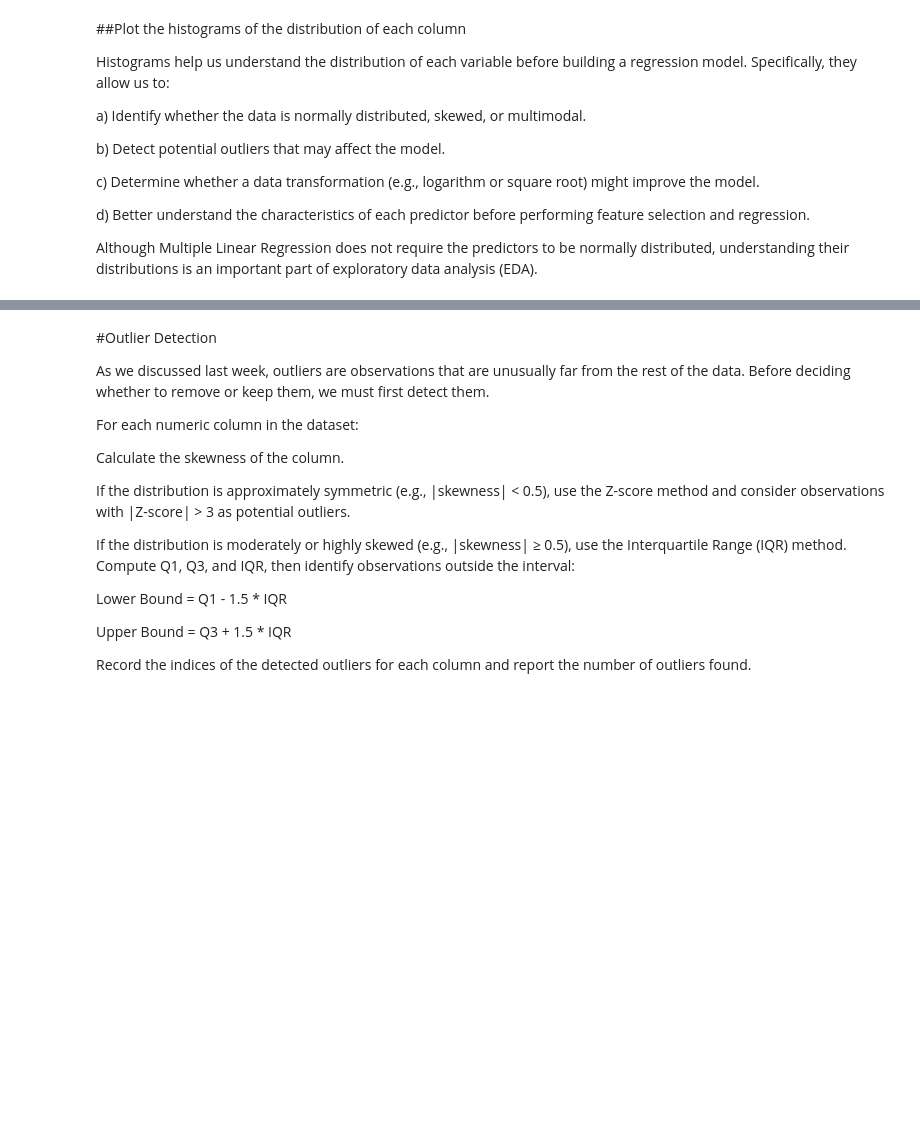
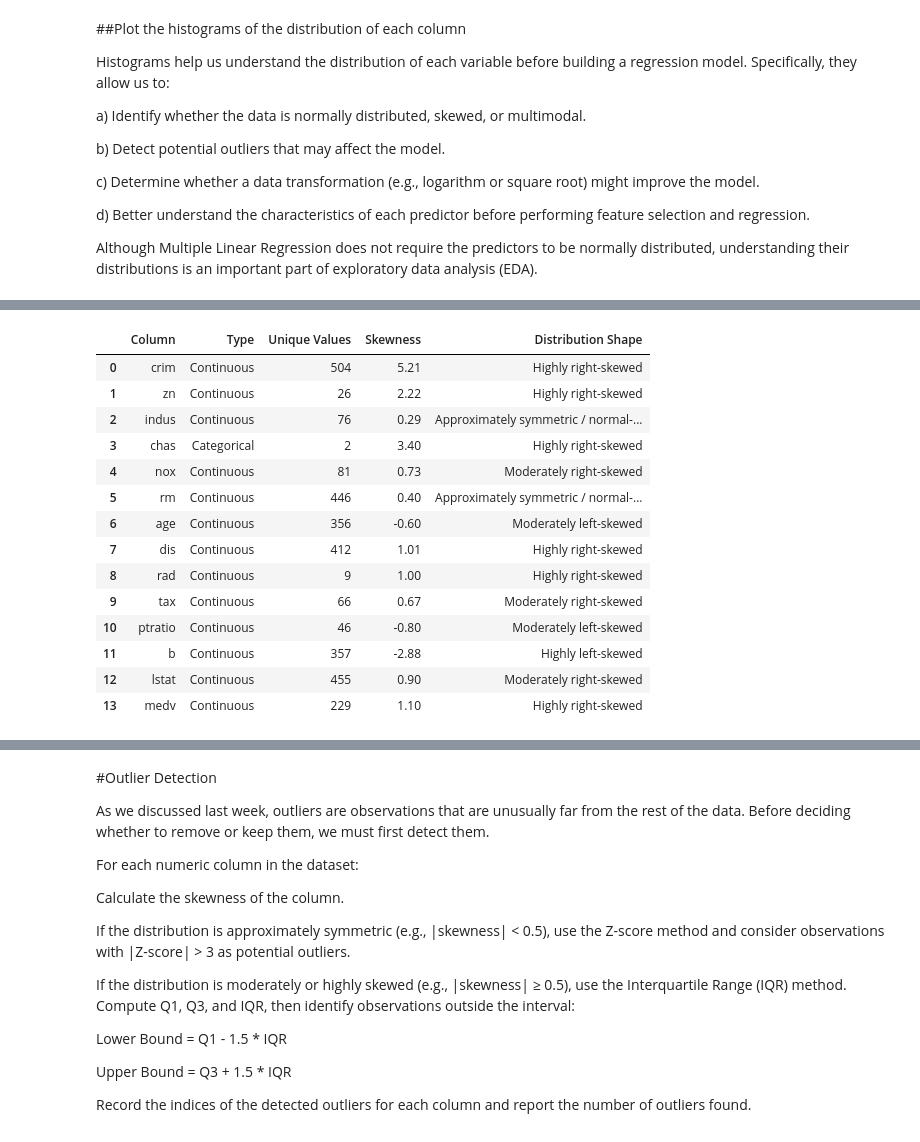
Before and after one commit to JoseAlberto88/Predictive-Analytics-, a Jupyter notebook: DAMO510_Module_03_in_Class_Activity_StarterCode.ipynb, the cells around one changed output, grey strips where cells are left out. Cells and saved outputs as stored; diff of their text form; code cells hidden in the pictures; blank space fills up the shorter version.

```diff
--- a/DAMO510_Module_03_in_Class_Activity_StarterCode.ipynb
+++ b/DAMO510_Module_03_in_Class_Activity_StarterCode.ipynb
@@ -181,0 +197,49 @@ Although Multiple Linear Regression does not require the predictors to be normal
+# %%
+# This is teh command to check the distribution type for each continuos variable. Also, we create like a threshold to clearly understand the distution type.
+
+from scipy.stats import skew
+
+summary_rows = []
+for col in df.columns:
+    n_unique = df[col].nunique()
+    col_skew = skew(df[col])
+
+    if abs(col_skew) < 0.5:
+        shape = "Approximately symmetric / normal-like"
+    elif col_skew >= 0.5 and col_skew < 1:
+        shape = "Moderately right-skewed"
+    elif col_skew >= 1:
+        shape = "Highly right-skewed"
+    elif col_skew <= -0.5 and col_skew > -1:
+        shape = "Moderately left-skewed"
+    else:
+        shape = "Highly left-skewed"
+
+    var_type = "Categorical" if col == 'chas' else "Continuous"
+
+    summary_rows.append({
+        "Column": col,
+        "Type": var_type,
+        "Unique Values": n_unique,
+        "Skewness": round(col_skew, 2),
+        "Distribution Shape": shape
+    })
+
+distribution_summary = pd.DataFrame(summary_rows)
+distribution_summary
+# %% [output]
+|  | Column | Type | Unique Values | Skewness | Distribution Shape |
+| 0 | crim | Continuous | 504 | 5.21 | Highly right-skewed |
+| 1 | zn | Continuous | 26 | 2.22 | Highly right-skewed |
+| 2 | indus | Continuous | 76 | 0.29 | Approximately symmetric / normal-... |
+| 3 | chas | Categorical | 2 | 3.40 | Highly right-skewed |
+| 4 | nox | Continuous | 81 | 0.73 | Moderately right-skewed |
+| 5 | rm | Continuous | 446 | 0.40 | Approximately symmetric / normal-... |
+| 6 | age | Continuous | 356 | -0.60 | Moderately left-skewed |
+| 7 | dis | Continuous | 412 | 1.01 | Highly right-skewed |
+| 8 | rad | Continuous | 9 | 1.00 | Highly right-skewed |
+| 9 | tax | Continuous | 66 | 0.67 | Moderately right-skewed |
+| 10 | ptratio | Continuous | 46 | -0.80 | Moderately left-skewed |
+| 11 | b | Continuous | 357 | -2.88 | Highly left-skewed |
+| 12 | lstat | Continuous | 455 | 0.90 | Moderately right-skewed |
+| 13 | medv | Continuous | 229 | 1.10 | Highly right-skewed |
```
Also changed, not shown: parts of 4 cells of this notebook.
